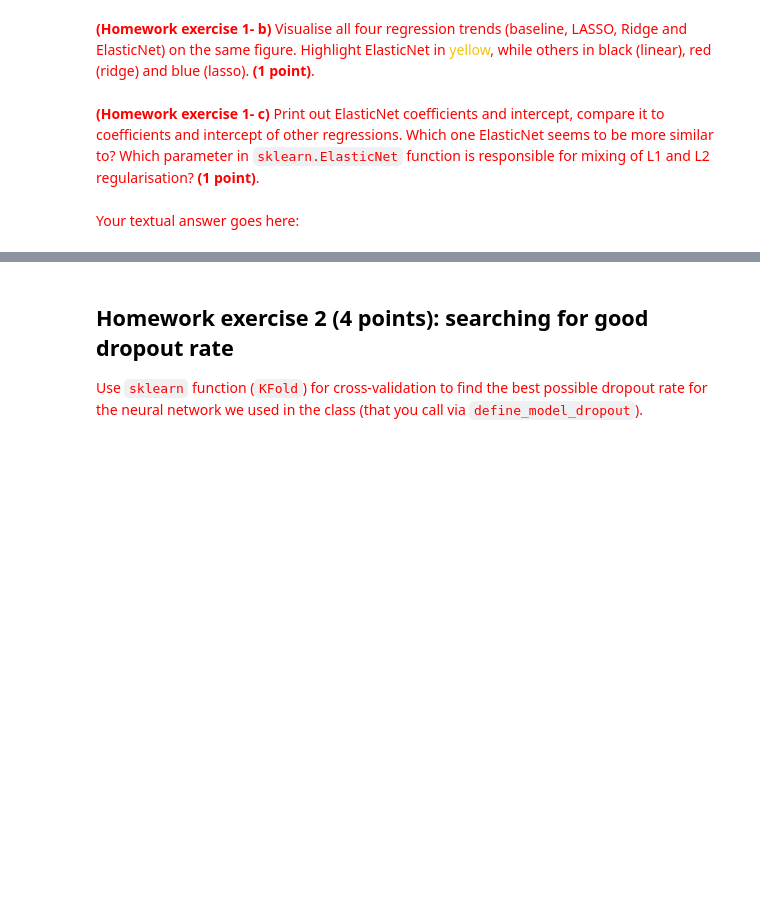
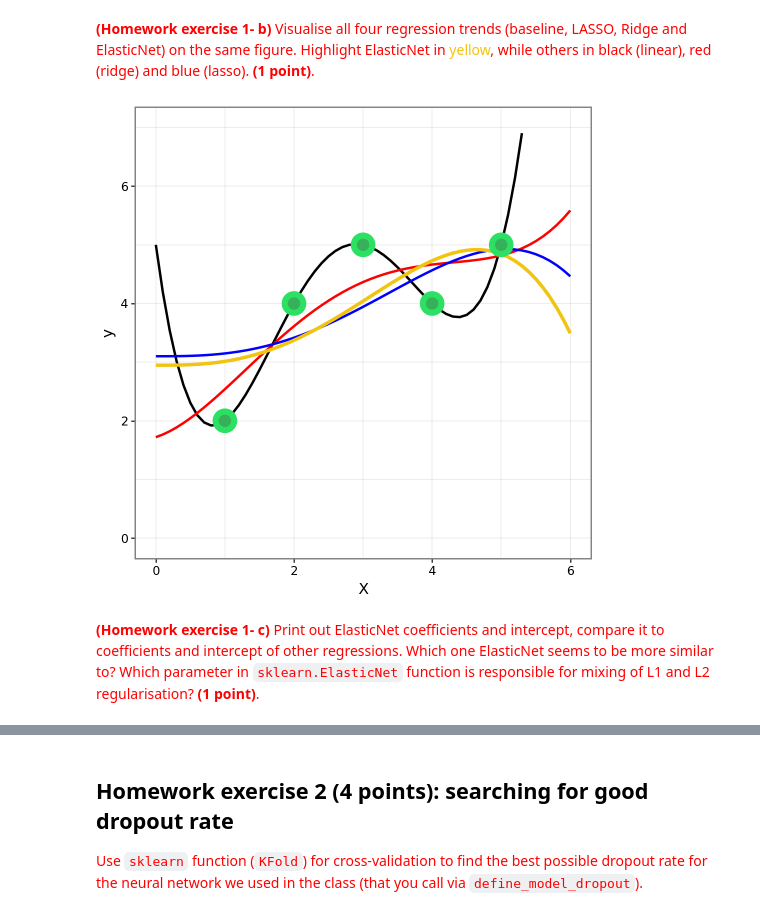
Before and after one commit to Ermolz/ml-homework04, a Jupyter notebook: 2026_RegularizationHW.ipynb, the cells around one changed output, grey strips where cells are left out. Cells and saved outputs as stored; diff of their text form; code cells hidden in the pictures; blank space fills up the shorter version.

```diff
--- a/2026_RegularizationHW.ipynb
+++ b/2026_RegularizationHW.ipynb
@@ -144,48 +147,60 @@ lambda_ = 1
 # first initialise different regressions
 # then fit them to our example_data
 # finally predict the visualisation data
-...
-...
-visualisation_data['lr_y'] = ...
+features = ['x', 'x^2', 'x^3', 'x^4']
+X_example = example_data[features]
+y_example = example_data['y']
+X_visualisation = visualisation_data[features]
 
-...
+lr = LinearRegression()
+ridge = Ridge(alpha=lambda_)
+lasso = Lasso(alpha=lambda_, max_iter=10000)
+elastic_net = ElasticNet(alpha=lambda_, l1_ratio=0.5, max_iter=10000)
 
-...
+lr.fit(X_example, y_example)
+ridge.fit(X_example, y_example)
+lasso.fit(X_example, y_example)
+elastic_net.fit(X_example, y_example)
 
-...
+visualisation_data['lr_y'] = lr.predict(X_visualisation)
+visualisation_data['ridge_y'] = ridge.predict(X_visualisation)
+visualisation_data['lasso_y'] = lasso.predict(X_visualisation)
+visualisation_data['elastic_net_y'] = elastic_net.predict(X_visualisation)
 ##### YOUR CODE ENDS #####
 # %% [markdown]
 <font color='red'> **(Homework exercise 1- b)** Visualise all four regression trends (baseline, LASSO, Ridge and ElasticNet) on the same figure. Highlight ElasticNet in <font color='#F1C40F'>yellow</font>, while others in black (linear), red (ridge) and blue (lasso). **(1 point)**. </font>
 # %%
 fig = (
     ggplot(data = example_data,
           mapping = aes(x = 'x', y = 'y')) +
        ##### YOUR CODE STARTS #####
-       geom_path(...) +
-       ... +
-       ... +
-       ... +
+       geom_path(data=visualisation_data, mapping=aes(x='x', y='lr_y'), colour='black', size=1.0) +
+       geom_path(data=visualisation_data, mapping=aes(x='x', y='ridge_y'), colour='red', size=1.0) +
+       geom_path(data=visualisation_data, mapping=aes(x='x', y='lasso_y'), colour='blue', size=1.0) +
+       geom_path(data=visualisation_data, mapping=aes(x='x', y='elastic_net_y'), colour='#F1C40F', size=1.4) +
        ##### YOUR CODE ENDS #####
     geom_point(fill = '#36B059',
                size = 5.0,
                stroke = 2.5,
                colour = '#2BE062',
                shape = 'o') +
     labs(
         title ='',
         x = 'X',
         y = 'y',
     ) +
     xlim(0, 6) +
     ylim(0, 7) +
     theme_bw() +
     theme(figure_size = (5, 5),
           axis_line = element_line(size = 0.5, colour = "black"),
           panel_grid_major = element_line(size = 0.05, colour = "black"),
           panel_grid_minor = element_line(size = 0.05, colour = "black"),
           axis_text = element_text(colour ='black')) +
     guides(size = False)
 )
 fig
+# %% [output]
+[figure, added]
 # %% [markdown]
 <font color='red'> **(Homework exercise 1- c)** Print out ElasticNet coefficients and intercept, compare it to coefficients and intercept of other regressions. Which one ElasticNet seems to be more similar to? Which parameter in `sklearn.ElasticNet` function is responsible for mixing of L1 and L2 regularisation? **(1 point)**. </font>
@@ -199,2 +206,0 @@ print(f'ElasticNet regression coefficients are: [...]')
-# %% [markdown]
-<font color='red'> Your textual answer goes here: </font>
```
Also changed, not shown: parts of 37 cells of this notebook.
